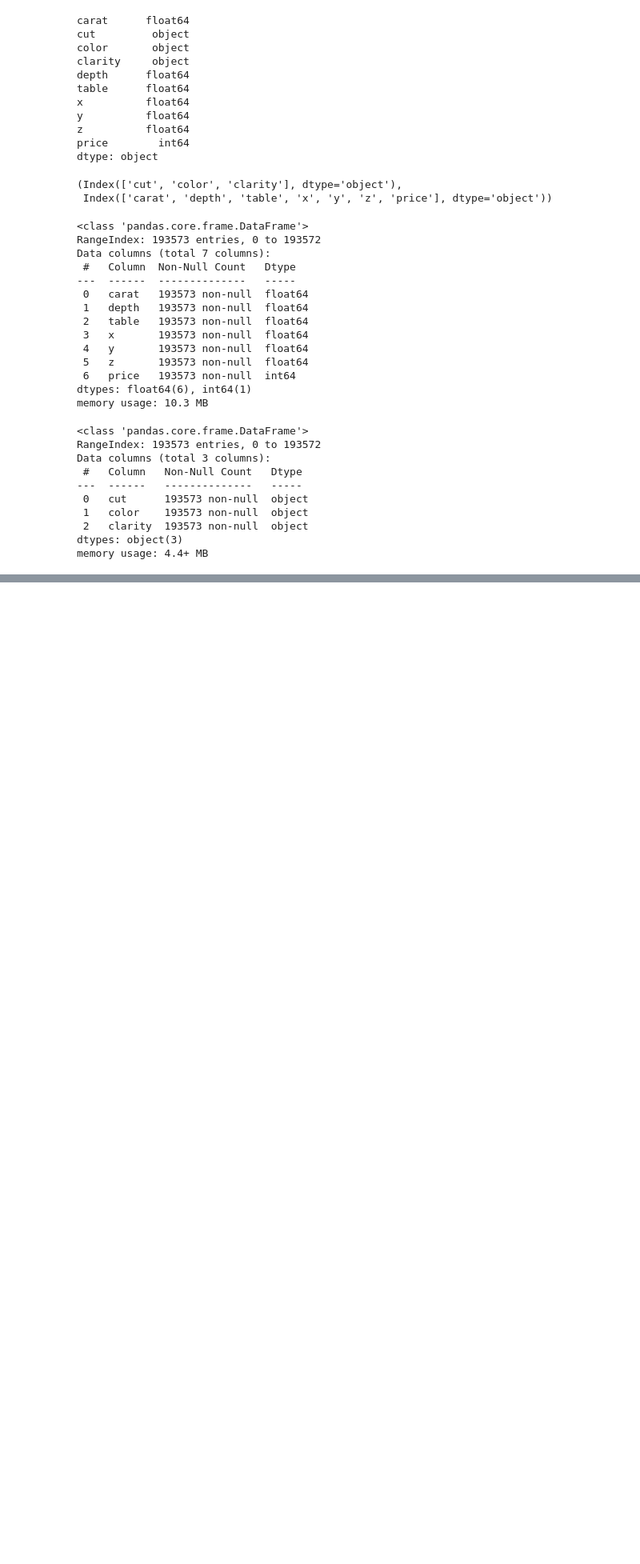
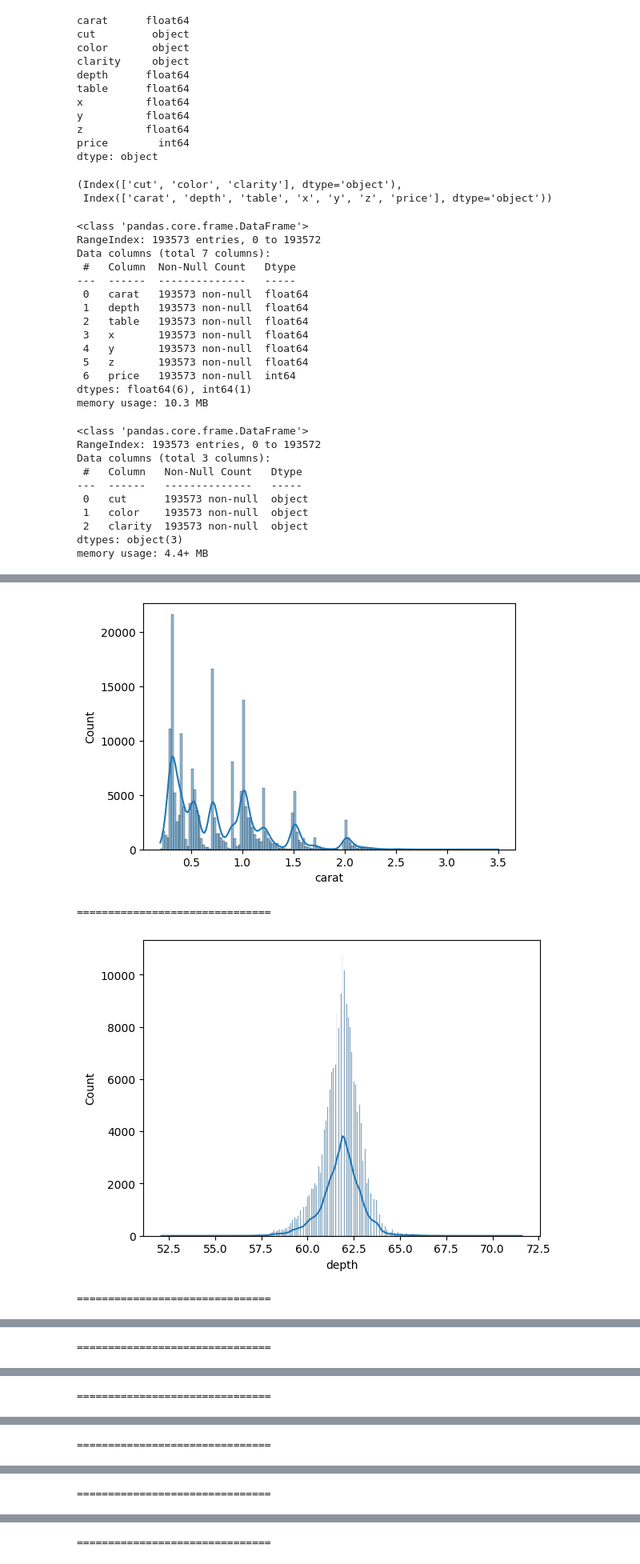
Before and after one commit to jmcclary27/MLOps-Reciept-Scanner, a Jupyter notebook: research/trials.ipynb, the cells around one changed output, grey strips where cells are left out. Shown at 80% size. Saved outputs shown, nothing was run; the diff lists cells and outputs as text; code cells hidden in the pictures; blank space fills up the shorter version.

```diff
--- a/research/trials.ipynb
+++ b/research/trials.ipynb
@@ -102,0 +127,5 @@ memory usage: 4.4+ MB
+# %%
+for col in cat_columns:
+    print(data[col].value_counts())
+    print(f"Total count: {len(data[col].value_counts())}")
+    print("==========================")
@@ -102,0 +150,11 @@ memory usage: 4.4+ MB
+# %%
+plt.figure(figsize=(6,4))
+for col in num_columns:
+    sns.histplot(data=data,x=col,kde=True)
+    plt.show()
+    print("===============================")
+# %% [output]
+[figure, added]
+===============================
+[figure, added]
+===============================
@@ -102,0 +162 @@ memory usage: 4.4+ MB
+===============================
@@ -102,0 +164 @@ memory usage: 4.4+ MB
+===============================
@@ -102,0 +166 @@ memory usage: 4.4+ MB
+===============================
@@ -102,0 +168 @@ memory usage: 4.4+ MB
+===============================
@@ -102,0 +170 @@ memory usage: 4.4+ MB
+===============================
```
Also changed, not shown: parts of 29 cells of this notebook.
